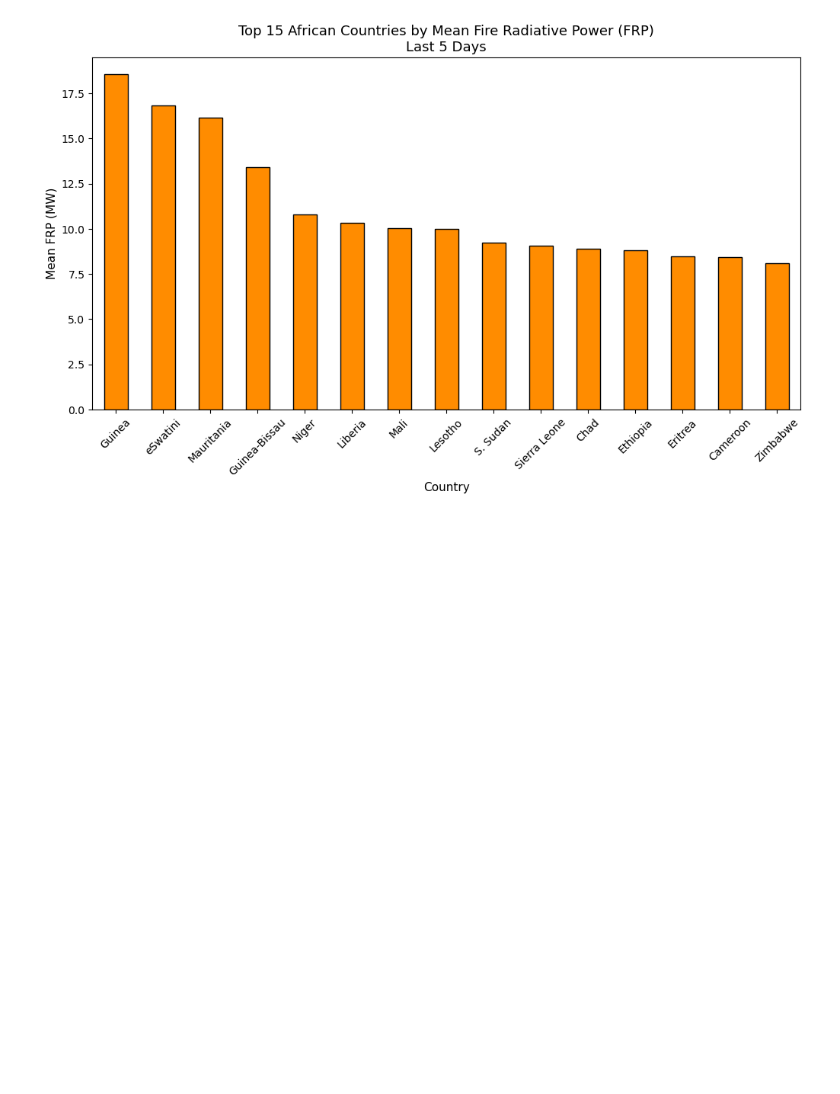
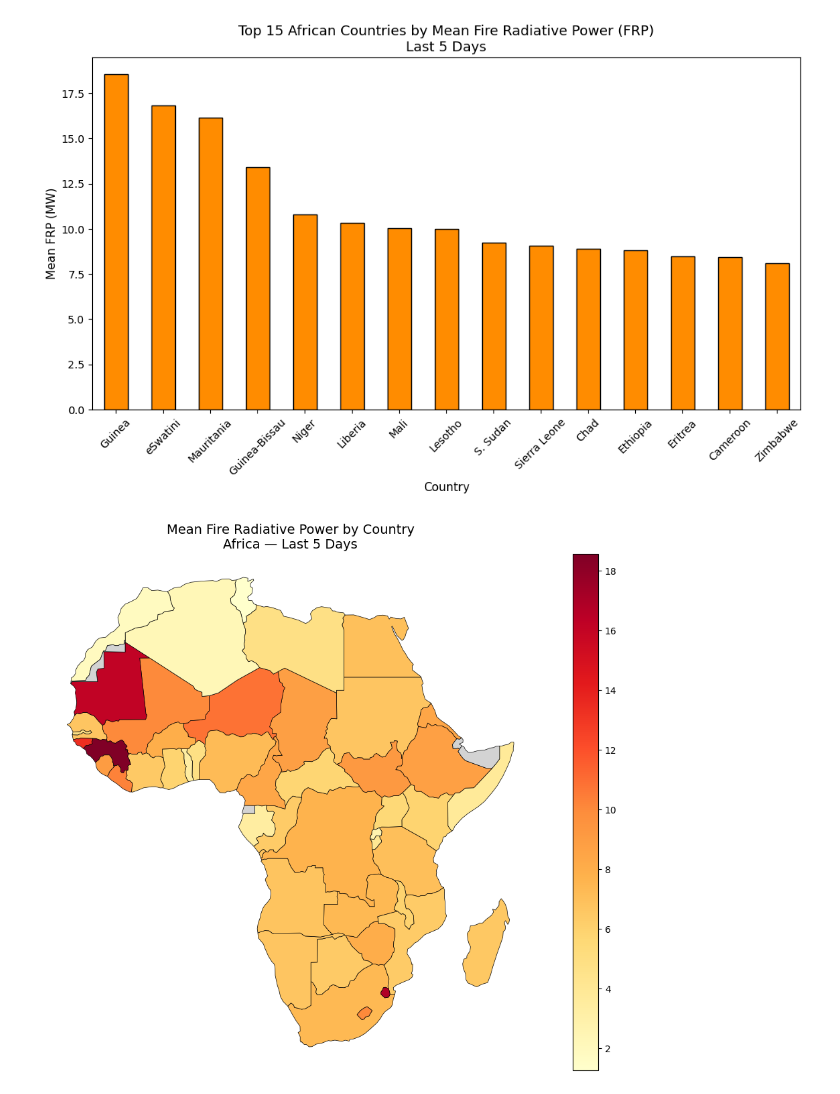
Before and after one commit to maraz999/sds210_project_wildfire, a Jupyter notebook: notebooks/wildfire_analysis.ipynb, the cells around one changed output. Saved outputs shown, nothing was run; the diff lists cells and outputs as text; code cells hidden in the pictures; blank space fills up the shorter version.

```diff
--- a/notebooks/wildfire_analysis.ipynb
+++ b/notebooks/wildfire_analysis.ipynb
@@ -234,3 +234,32 @@ ax.tick_params(axis="x", rotation=45)
 plt.show()
 # %% [output]
 [figure]
+# %%
+# calculate mean FRP per country
+
+frp_by_country = fires_africa.groupby("NAME")["frp"].mean().round(2).reset_index()
+frp_by_country.columns = ["NAME", "mean_frp"]
+
+# merge by "NAME"
+africa_frp = africa.merge(frp_by_country, on="NAME", how="left")
+#keep all rows from the left table (africa shapefile)
+    #even if there's no match in the right table (frp_by_country)
+
+##Choropleth map
+fig, ax = plt.subplots(figsize=(14, 10))
+africa_frp.plot(
+    column="mean_frp",
+    cmap="YlOrRd", # yellow to red
+    legend=True,
+    missing_kwds={"color": "lightgrey", "label": "No data"},
+    ax=ax,
+    edgecolor="black",
+    linewidth=0.5
+)
+
+ax.set_title("Mean Fire Radiative Power by Country\nAfrica — Last 5 Days",
+             fontsize=14)
+ax.axis("off")
+plt.show()
+# %% [output]
+[figure, added]
```
Also changed, not shown: parts of 1 cell of this notebook.
